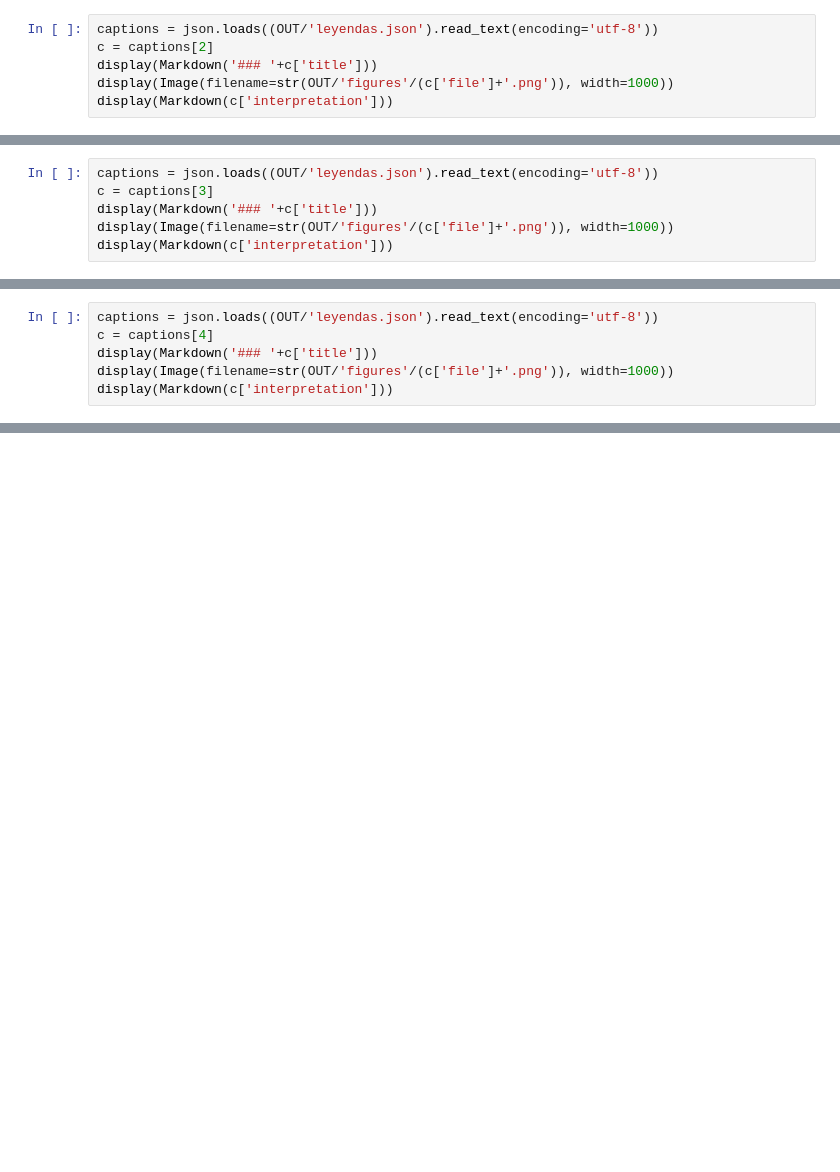
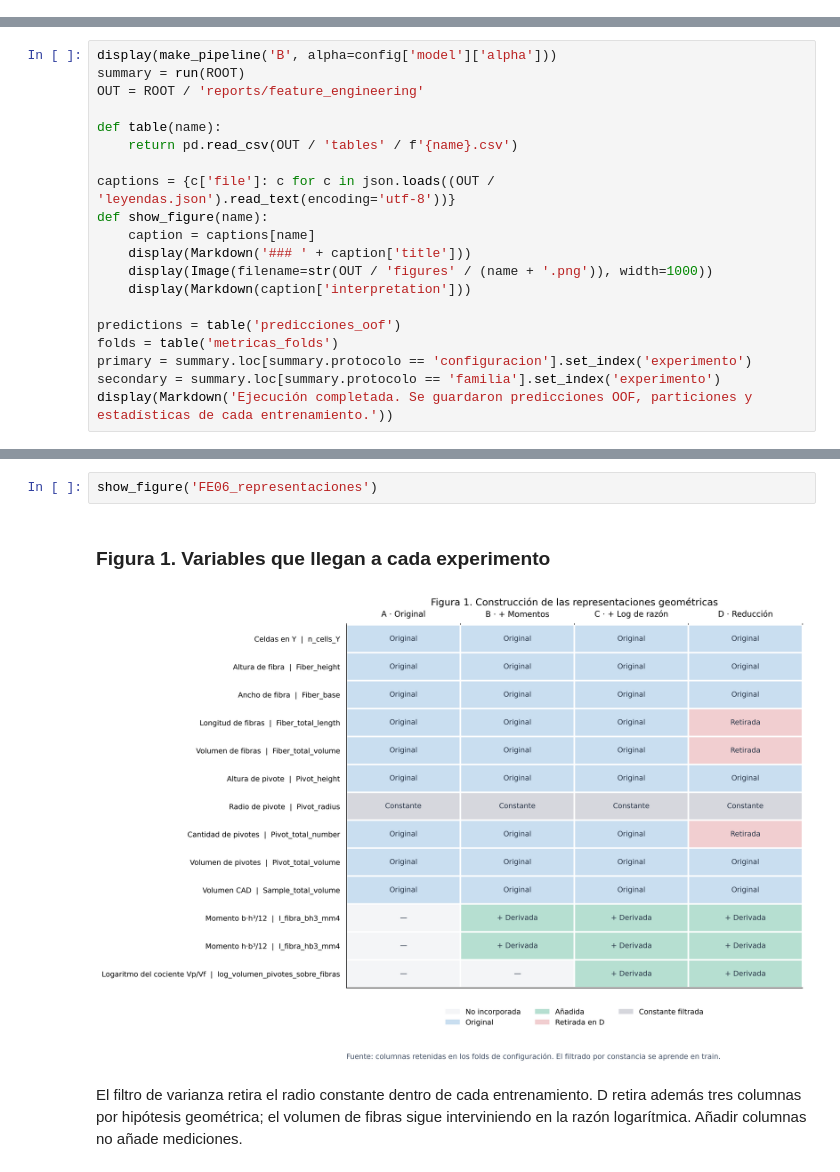
Before and after one commit to melissaaylasb-sudo/T02_MIA14_SeccionB, a Jupyter notebook: notebooks/04_Feature_Engineering_Pantograficas.ipynb, the cells around one changed output, grey strips where cells are left out. Saved outputs shown, nothing was run; the diff lists cells and outputs as text; blank space fills up the shorter version.

```diff
--- a/notebooks/04_Feature_Engineering_Pantograficas.ipynb
+++ b/notebooks/04_Feature_Engineering_Pantograficas.ipynb
@@ -103,6 +0,0 @@ La diagonal representa coincidencia perfecta. Cada predicción procede de un mod
-# %%
-captions = json.loads((OUT/'leyendas.json').read_text(encoding='utf-8'))
-c = captions[2]
-display(Markdown('### '+c['title']))
-display(Image(filename=str(OUT/'figures'/(c['file']+'.png')), width=1000))
-display(Markdown(c['interpretation']))
@@ -113,6 +0,0 @@ Residual = observado − predicho: positivo indica subestimación. Los casos se
-# %%
-captions = json.loads((OUT/'leyendas.json').read_text(encoding='utf-8'))
-c = captions[3]
-display(Markdown('### '+c['title']))
-display(Image(filename=str(OUT/'figures'/(c['file']+'.png')), width=1000))
-display(Markdown(c['interpretation']))
@@ -123,6 +0,0 @@ En la validación por configuración, B mejora frente a A en Y=5 y Y=6, pero emp
-# %%
-captions = json.loads((OUT/'leyendas.json').read_text(encoding='utf-8'))
-c = captions[4]
-display(Markdown('### '+c['title']))
-display(Image(filename=str(OUT/'figures'/(c['file']+'.png')), width=1000))
-display(Markdown(c['interpretation']))
@@ -177,0 +118,20 @@ Resultados guardados en `reports/feature_engineering/`: predicciones OOF, métri
+# %%
+display(make_pipeline('B', alpha=config['model']['alpha']))
+summary = run(ROOT)
+OUT = ROOT / 'reports/feature_engineering'
+
+def table(name):
+    return pd.read_csv(OUT / 'tables' / f'{name}.csv')
+
+captions = {c['file']: c for c in json.loads((OUT / 'leyendas.json').read_text(encoding='utf-8'))}
+def show_figure(name):
+    caption = captions[name]
+    display(Markdown('### ' + caption['title']))
+    display(Image(filename=str(OUT / 'figures' / (name + '.png')), width=1000))
+    display(Markdown(caption['interpretation']))
+
+predictions = table('predicciones_oof')
+folds = table('metricas_folds')
+primary = summary.loc[summary.protocolo == 'configuracion'].set_index('experimento')
+secondary = summary.loc[summary.protocolo == 'familia'].set_index('experimento')
+display(Markdown('Ejecución completada. Se guardaron predicciones OOF, particiones y estadísticas de cada entrenamiento.'))
@@ -177,0 +150,6 @@ Resultados guardados en `reports/feature_engineering/`: predicciones OOF, métri
+# %%
+show_figure('FE06_representaciones')
+# %% [output]
+### Figura 1. Variables que llegan a cada experimento
+[figure, added]
+El filtro de varianza retira el radio constante dentro de cada entrenamiento. D retira además tres columnas por hipótesis geométrica; el volumen de fibras sigue interviniendo en la razón logarítmica. Añadir columnas no añade mediciones.
```
Also changed, not shown: parts of 53 cells of this notebook, 26 other files.
